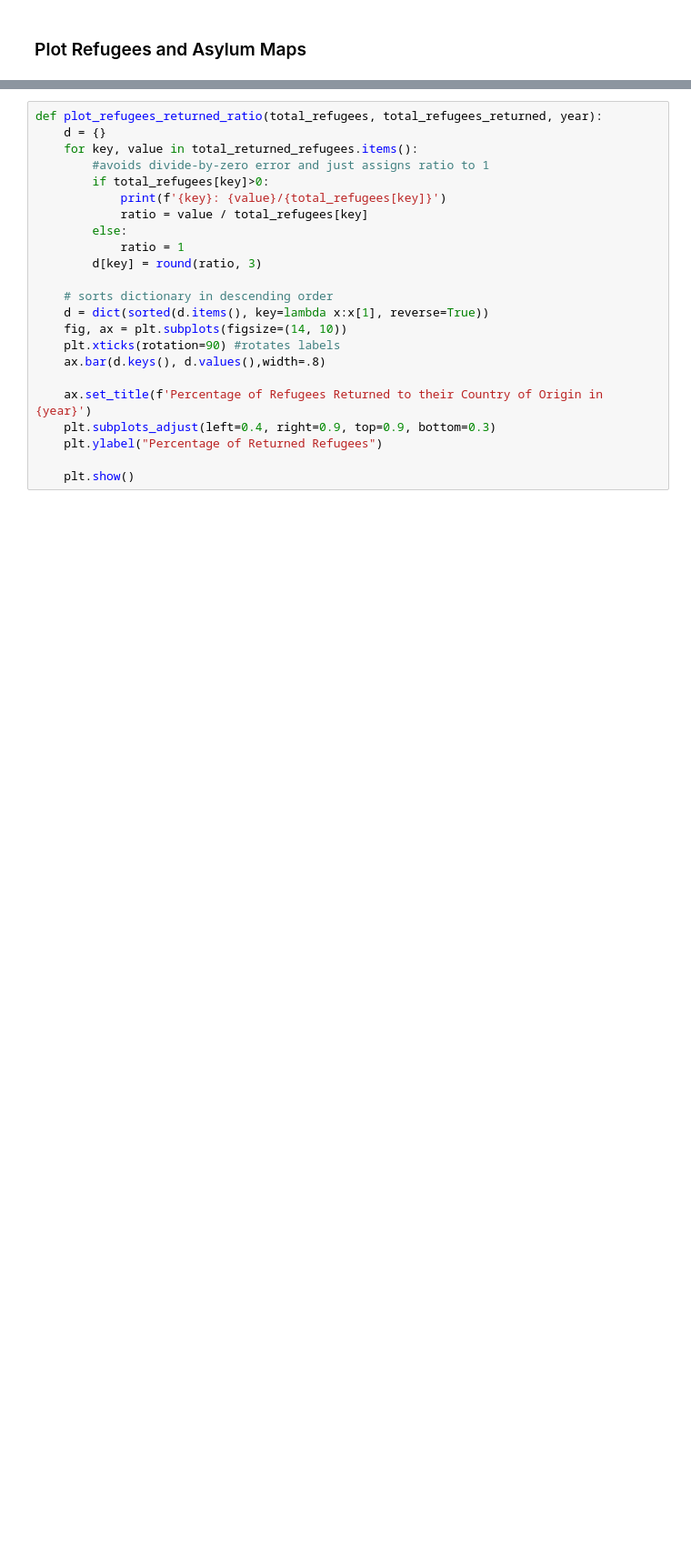
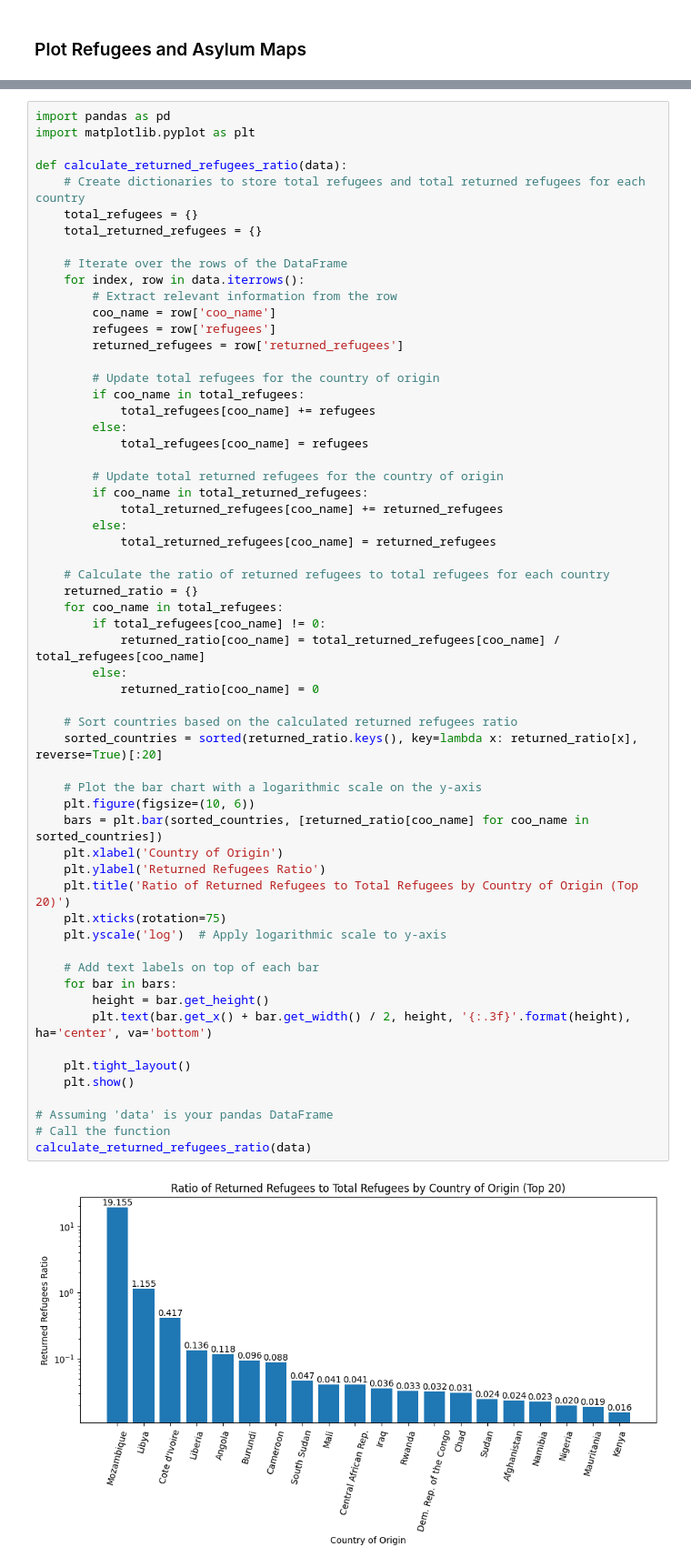
Before and after one commit to Ben-Heinze/CSCI-491-Data-Visualization, a Jupyter notebook: Final Project/RefugeeData.ipynb, the cells around one changed output, grey strips where cells are left out. Shown at 91% size. Saved outputs shown, nothing was run; the diff lists cells and outputs as text; blank space fills up the shorter version.

```diff
--- a/Final Project/RefugeeData.ipynb
+++ b/Final Project/RefugeeData.ipynb
@@ -236,23 +191,61 @@ def get_total_returned_refugees(year):
 # %%
-def plot_refugees_returned_ratio(total_refugees, total_refugees_returned, year):
-    d = {}
-    for key, value in total_returned_refugees.items():
-        #avoids divide-by-zero error and just assigns ratio to 1
-        if total_refugees[key]>0:
-            print(f'{key}: {value}/{total_refugees[key]}')
-            ratio = value / total_refugees[key]
+import pandas as pd
+import matplotlib.pyplot as plt
+
+def calculate_returned_refugees_ratio(data):
+    # Create dictionaries to store total refugees and total returned refugees for each country
+    total_refugees = {}
+    total_returned_refugees = {}
+
+    # Iterate over the rows of the DataFrame
+    for index, row in data.iterrows():
+        # Extract relevant information from the row
+        coo_name = row['coo_name']
+        refugees = row['refugees']
+        returned_refugees = row['returned_refugees']
+
+        # Update total refugees for the country of origin
+        if coo_name in total_refugees:
+            total_refugees[coo_name] += refugees
         else:
-            ratio = 1
-        d[key] = round(ratio, 3)
+            total_refugees[coo_name] = refugees
 
-    # sorts dictionary in descending order
-    d = dict(sorted(d.items(), key=lambda x:x[1], reverse=True))
-    fig, ax = plt.subplots(figsize=(14, 10))
-    plt.xticks(rotation=90) #rotates labels
-    ax.bar(d.keys(), d.values(),width=.8)
+        # Update total returned refugees for the country of origin
+        if coo_name in total_returned_refugees:
+            total_returned_refugees[coo_name] += returned_refugees
+        else:
+            total_returned_refugees[coo_name] = returned_refugees
 
-    ax.set_title(f'Percentage of Refugees Returned to their Country of Origin in {year}')
-    plt.subplots_adjust(left=0.4, right=0.9, top=0.9, bottom=0.3)
-    plt.ylabel("Percentage of Returned Refugees")
+    # Calculate the ratio of returned refugees to total refugees for each country
+    returned_ratio = {}
+    for coo_name in total_refugees:
+        if total_refugees[coo_name] != 0:
+            returned_ratio[coo_name] = total_returned_refugees[coo_name] / total_refugees[coo_name]
+        else:
+            returned_ratio[coo_name] = 0
 
+    # Sort countries based on the calculated returned refugees ratio
+    sorted_countries = sorted(returned_ratio.keys(), key=lambda x: returned_ratio[x], reverse=True)[:20]
+
+    # Plot the bar chart with a logarithmic scale on the y-axis
+    plt.figure(figsize=(10, 6))
+    bars = plt.bar(sorted_countries, [returned_ratio[coo_name] for coo_name in sorted_countries])
+    plt.xlabel('Country of Origin')
+    plt.ylabel('Returned Refugees Ratio')
+    plt.title('Ratio of Returned Refugees to Total Refugees by Country of Origin (Top 20)')
+    plt.xticks(rotation=75)
+    plt.yscale('log')  # Apply logarithmic scale to y-axis
+
+    # Add text labels on top of each bar
+    for bar in bars:
+        height = bar.get_height()
+        plt.text(bar.get_x() + bar.get_width() / 2, height, '{:.3f}'.format(height), ha='center', va='bottom')
+
+    plt.tight_layout()
     plt.show()
+
+# Assuming 'data' is your pandas DataFrame
+# Call the function
+calculate_returned_refugees_ratio(data)
+# %% [output]
+[figure, added]
```
Also changed, not shown: parts of 12 cells of this notebook.
